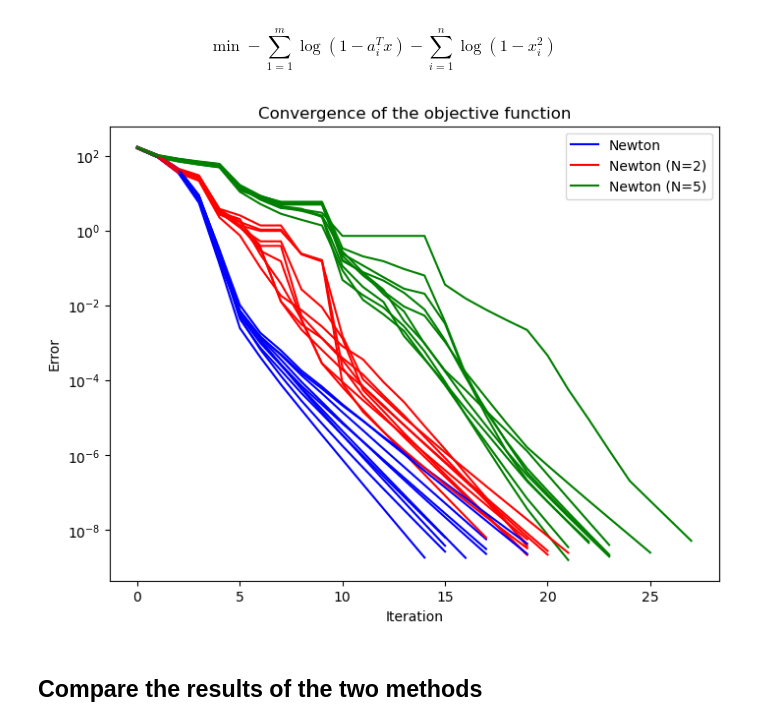
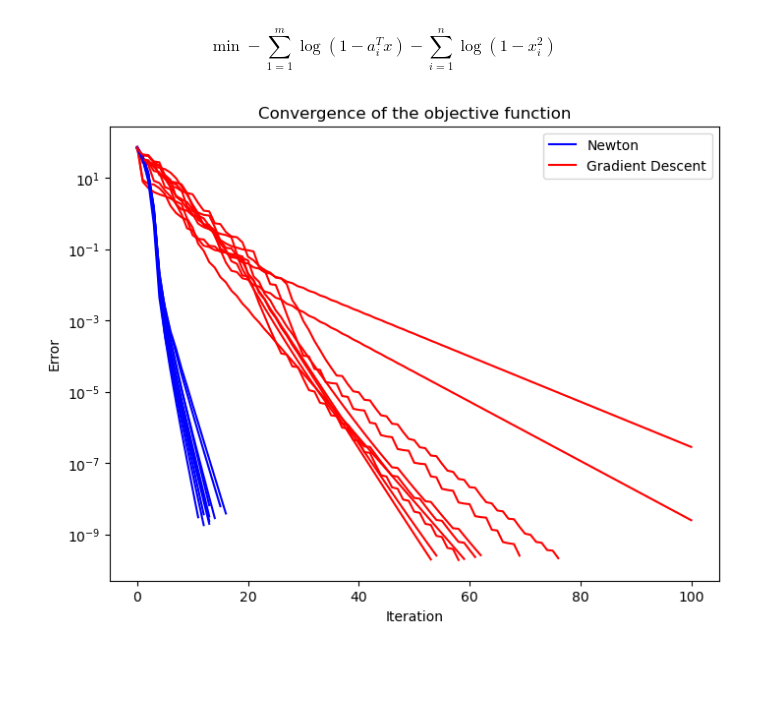
Before and after one commit to Jinyi-Liu/optimization-project, a Jupyter notebook: hw4-9-30.ipynb, the cells around one changed output. Saved outputs shown, nothing was run; the diff lists cells and outputs as text; code cells hidden in the pictures; blank space fills up the shorter version.

```diff
--- a/hw4-9-30.ipynb
+++ b/hw4-9-30.ipynb
@@ -22,48 +22,52 @@ def solve_by_cvx(A, b):
     return cvx_solution
 # %%
 rounds = 10
-alpha = 0.2
+alpha = 0.01
 plt.figure(figsize=(8, 6))
 for round in range(rounds):
-    m = 50*2
-    n = 100*2
+    m = 50
+    n = 100
     A = np.random.randn(m, n)
     b = np.ones(m)
 
     f = lambda x: -np.sum(np.log(1 - A @ x)) - np.sum(np.log(1 - x**2))
     grad_f = lambda x: A.T @ (1/(1 - A @ x)) + 2*x/(1 - x**2)
     nabla_f = lambda x: A.T @ np.diag(1/(1 - A @ x)**2) @ A + np.diag(2/(1 - x**2)**2)
 
     cvx_solution = solve_by_cvx(A, b)
 
     def domf(x, A=A, b=b):
         cons_1 = A @ x - b < 0
         cons_2 = np.abs(x) - 1 < 0
         return np.all(cons_1) and np.all(cons_2)
 
-    x_newton, f_newton = newton(f, grad_f, nabla_f, np.zeros(n), A, b, domf, TOL=1e-8,alpha=alpha,N=1, diag_only=False,print_iter=False)
+    # Change N and diag_only=True to solve 9.31
+
+    x_newton, f_newton = newton(f, grad_f, nabla_f, np.zeros(n), A, b, domf, TOL=1e-8, alpha=alpha, N=1, diag_only=False, print_iter=False)
     plot_error_iter(x_newton, f_newton, cvx_solution, label='Newton', color='blue')
 
-    x_newton_2, f_newton_2 = newton(f, grad_f, nabla_f, np.zeros(n), A, b, domf, TOL=1e-8,alpha=alpha,N=2, diag_only=False,print_iter=False)
-    plot_error_iter(x_newton_2, f_newton_2, cvx_solution, label='Newton (N=2)', color='red')
+    # x_newton_2, f_newton_2 = newton(f, grad_f, nabla_f, np.zeros(n), A, b, domf, TOL=1e-8,alpha=alpha, N=2, diag_only=False,print_iter=False)
+    # plot_error_iter(x_newton_2, f_newton_2, cvx_solution, label='Newton (N=2)', color='red')
 
-    x_newton_5, f_newton_5 = newton(f, grad_f, nabla_f, np.zeros(n), A, b, domf, TOL=1e-8,alpha=alpha,N=5, diag_only=False,print_iter=False)
-    plot_error_iter(x_newton_5, f_newton_5, cvx_solution, label='Newton (N=5)', color='green')
-    # x_newton_diag, f_newton_diag = newton(f, grad_f, nabla_f, np.zeros(n), A, b, domf, TOL=1e-8,alpha=alpha, N=1, diag_only=True,print_iter=False)
+    # x_newton_5, f_newton_5 = newton(f, grad_f, nabla_f, np.zeros(n), A, b, domf, TOL=1e-8,alpha=alpha, N=5, diag_only=False,print_iter=False)
+    # plot_error_iter(x_newton_5, f_newton_5, cvx_solution, label='Newton (N=5)', color='green')
+
+    # Diagonal only
+    x_newton_diag, f_newton_diag = newton(f, grad_f, nabla_f, np.zeros(n), A, b, domf, TOL=1e-8, alpha=alpha, N=1, diag_only=True, print_iter=False)
     # plot_error_iter(x_newton_diag, f_newton_diag, cvx_solution, label='Newton (diagonal only)', color='green')
 
-    # x_grad, f_grad = gradient_descent(f, grad_f, np.zeros(n), A, b, domf, TOL=1e-8,alpha=alpha)
-    # plot_error_iter(x_grad, f_grad, cvx_solution, label='Gradient Descent', color='red')
+    # Gradient descent method.
+    x_grad, f_grad = gradient_descent(f, grad_f, np.zeros(n), A, b, domf, TOL=1e-8, alpha=alpha, print_iter=False)
+    plot_error_iter(x_grad, f_grad, cvx_solution, label='Gradient Descent', color='red')
 
     plt.xlabel('Iteration')
     plt.ylabel('Error')
     plt.title('Convergence of the objective function')
 
+plt.legend(['Newton','Gradient Descent'])
 # plt.legend(['Newton', 'Newton (diagonal only)','Gradient Descent'])
-plt.legend(['Newton','Newton (N=2)','Newton (N=5)'])
-plt.savefig('./figure/hw4_m%d_n%d_a%.2f_N.png'%(m,n,alpha))
+# plt.legend(['Newton','Newton (N=2)','Newton (N=5)'])
+plt.savefig('./figure/hw4_m%d_n%d_a%.2f_9-30.png'%(m,n,alpha))
 plt.show()
 # %% [output]
-[figure, old version]
+[figure, new version]
-# %% [markdown]
-## Compare the results of the two methods
```
Also changed, not shown: parts of 1 cell of this notebook, 7 other files.
